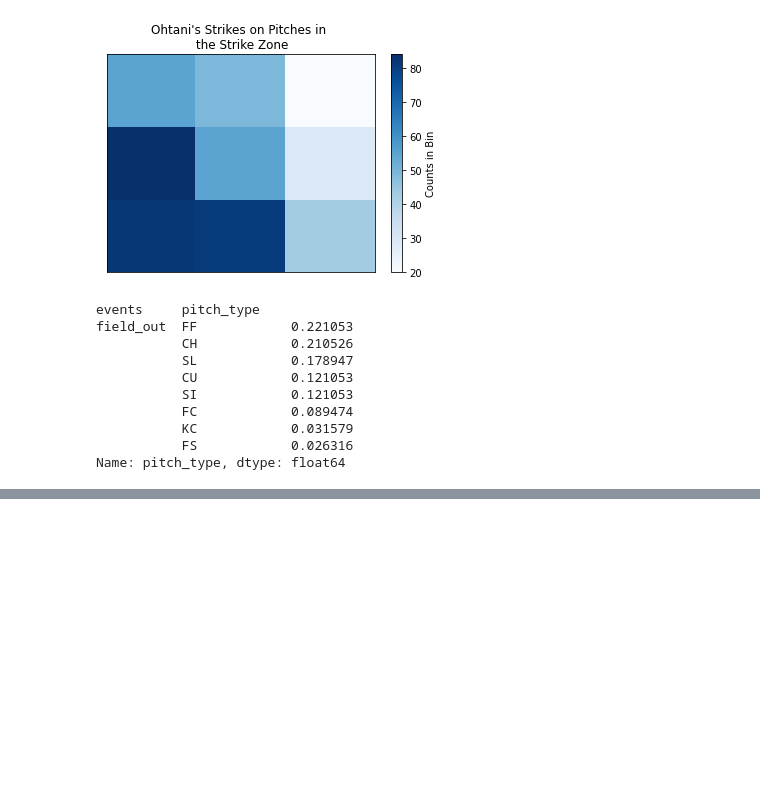
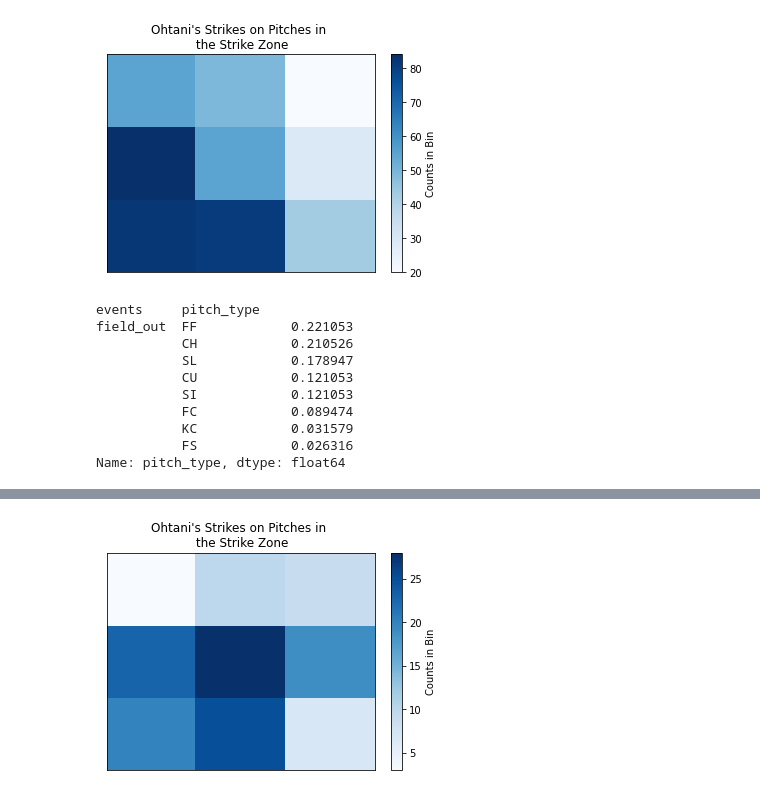
Before and after one commit to teruki-i/Ohtani, a Jupyter notebook: Ohtani_2021.ipynb, the cells around one changed output, grey strips where cells are left out. Saved outputs shown, nothing was run; the diff lists cells and outputs as text; code cells hidden in the pictures; blank space fills up the shorter version.

```diff
--- a/Ohtani_2021.ipynb
+++ b/Ohtani_2021.ipynb
@@ -388,0 +394,16 @@ Name: pitch_type, dtype: float64
+# %%
+ohtani21_fo_zones = ohtani21_fo.copy().loc[ohtani21_fo.zone <= 9]
+
+# Assign Cartesian coordinates to pitches in the strike zone for Ohtani's field outs
+ohtani21_fo_zones['zone_x'] = ohtani21_fo_zones.apply(assign_x_coord, axis=1)
+ohtani21_fo_zones['zone_y'] = ohtani21_fo_zones.apply(assign_y_coord, axis=1)
+
+# Plot Ohtani's field out zone as a 2D histogram with a colorbar
+plt.hist2d(x=ohtani21_fo_zones['zone_x'], y=ohtani21_fo_zones['zone_y'], bins = 3, cmap='Blues')
+plt.title("Ohtani's Strikes on Pitches in \n the Strike Zone")
+plt.gca().get_xaxis().set_visible(False)
+plt.gca().get_yaxis().set_visible(False)
+cb = plt.colorbar()
+cb.set_label('Counts in Bin')
+# %% [output]
+[figure, added]
```
Also changed, not shown: parts of 10 cells of this notebook.
